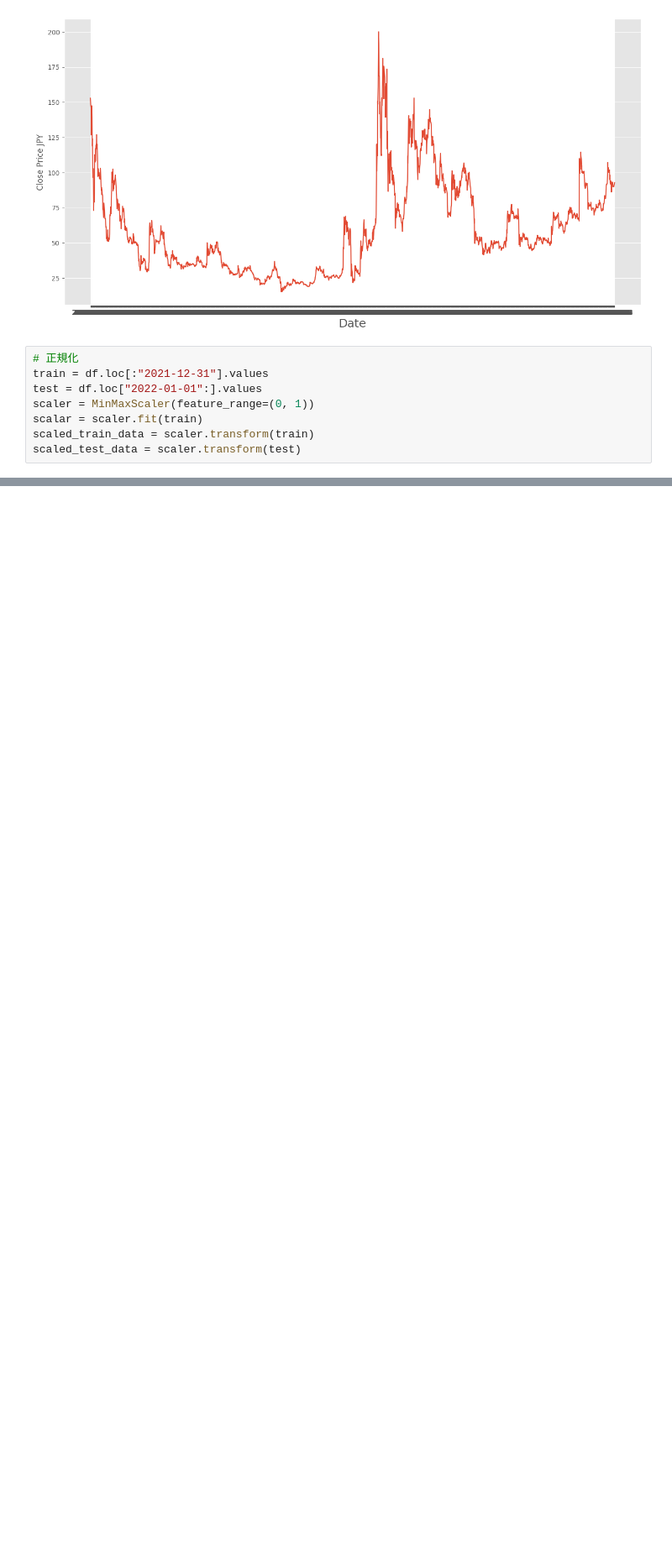
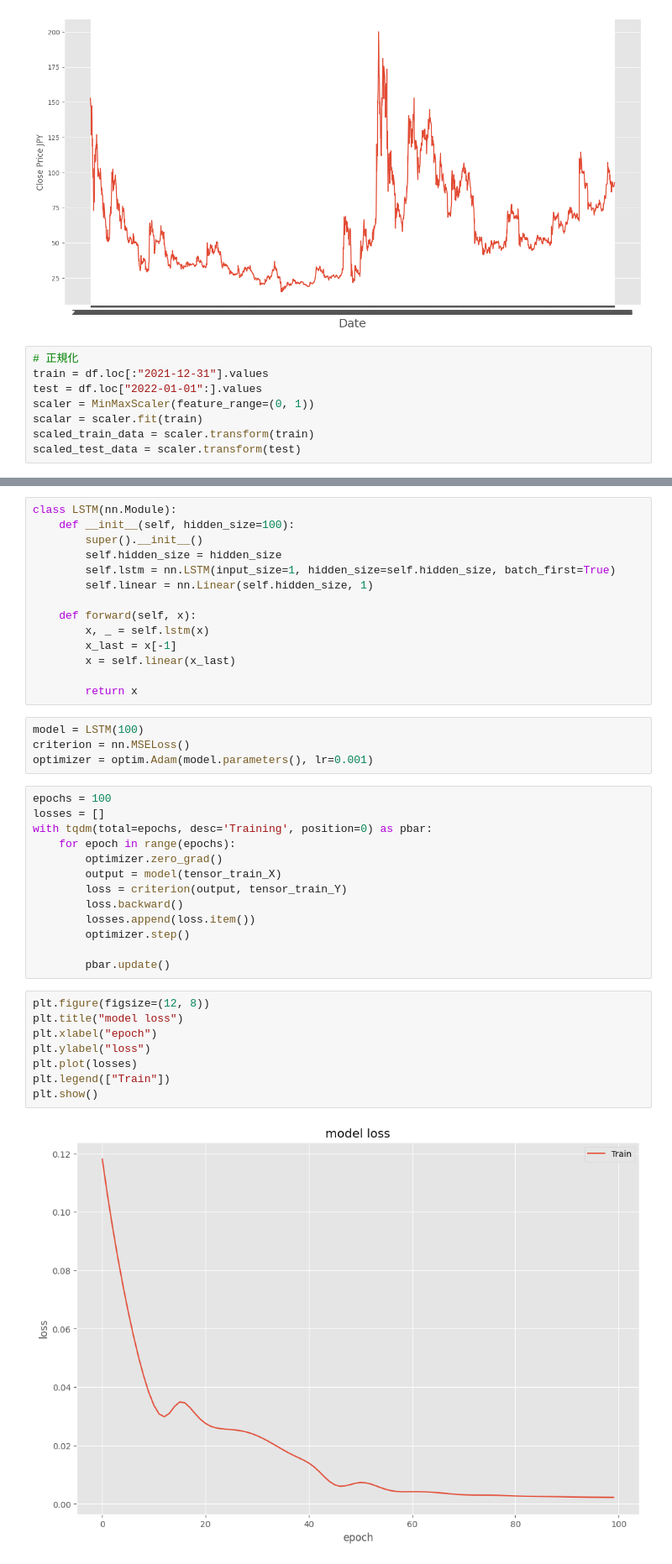
Before and after one commit to minusno0708/lstm_virtual_currency_forecast, a Jupyter notebook: predict.ipynb, the cells around one changed output, grey strips where cells are left out. Shown at 84% size. Cells and saved outputs as stored; diff of their text form; blank space fills up the shorter version.

```diff
--- a/predict.ipynb
+++ b/predict.ipynb
@@ -50,0 +76,41 @@ scaled_test_data = scaler.transform(test)
+# %%
+class LSTM(nn.Module):
+    def __init__(self, hidden_size=100):
+        super().__init__()
+        self.hidden_size = hidden_size
+        self.lstm = nn.LSTM(input_size=1, hidden_size=self.hidden_size, batch_first=True)
+        self.linear = nn.Linear(self.hidden_size, 1)
+
+    def forward(self, x):
+        x, _ = self.lstm(x)
+        x_last = x[-1]
+        x = self.linear(x_last)
+
+        return x
+# %%
+model = LSTM(100)
+criterion = nn.MSELoss()
+optimizer = optim.Adam(model.parameters(), lr=0.001)
+# %%
+epochs = 100
+losses = []
+with tqdm(total=epochs, desc='Training', position=0) as pbar:
+    for epoch in range(epochs):
+        optimizer.zero_grad()
+        output = model(tensor_train_X)
+        loss = criterion(output, tensor_train_Y)
+        loss.backward()
+        losses.append(loss.item())
+        optimizer.step()
+
+        pbar.update()
+# %%
+plt.figure(figsize=(12, 8))
+plt.title("model loss")
+plt.xlabel("epoch")
+plt.ylabel("loss")
+plt.plot(losses)
+plt.legend(["Train"])
+plt.show()
+# %% [output]
+[figure, added]
```
Also changed, not shown: parts of 3 cells of this notebook.
